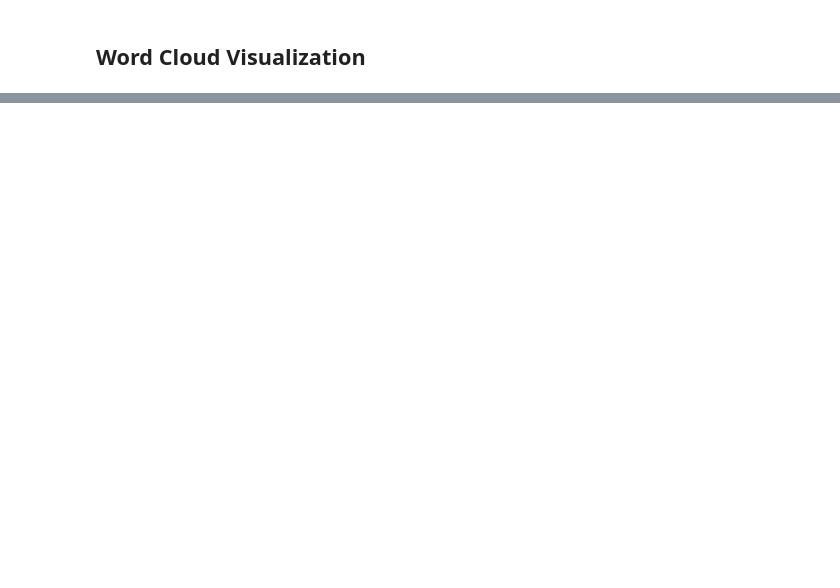
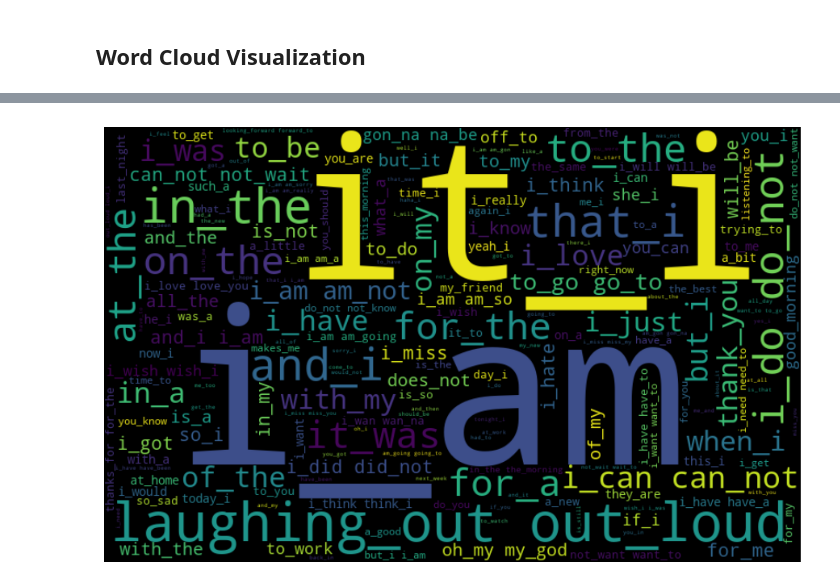
Before and after one commit to udityamerit/Natural-Language-Processing-Mastery-in-Python, a Jupyter notebook: 05 Complete Text Processing In NLP/Complete Text Processing.ipynb, the cells around one changed output, grey strips where cells are left out. Cells and saved outputs as stored; diff of their text form; code cells hidden in the pictures; blank space fills up the shorter version.

Commit message:
completed the text processing for the nlp

```diff
--- a/05 Complete Text Processing In NLP/Complete Text Processing.ipynb
+++ b/05 Complete Text Processing In NLP/Complete Text Processing.ipynb
@@ -538,0 +579,4 @@ df.head()
+# %%
+x = 'xake'
+w = Word(x)
+w.spellcheck()
@@ -538,0 +593,12 @@ df.head()
+# %%
+x = 'i lovvvvvveeeeee learninggggggg'
+pattern = r'(.)\1+'
+x = re.sub(pattern, r'\1\1', x)
+
+print(x)
+
+words = []
+for word in x.split():
+        w = Word(word)
+        words.append(w.correct())
+' '.join(words)
@@ -538,0 +715,11 @@ df.head()
+# %%
+x = ' '.join(df['tweets'].tolist())
+blob = TextBlob(x)
+x = ' '.join(['_'.join(word) for word in blob.ngrams(2)])
+cloud = WordCloud(width=800, height=500).generate(x)
+plt.figure(figsize =(15,7), dpi=100)
+plt.imshow(cloud.to_image(), interpolation='bilinear')
+plt.axis('off')
+plt.show()
+# %% [output]
+[figure, added]
```
Also changed, not shown: parts of 52 cells of this notebook, 2 other files.
